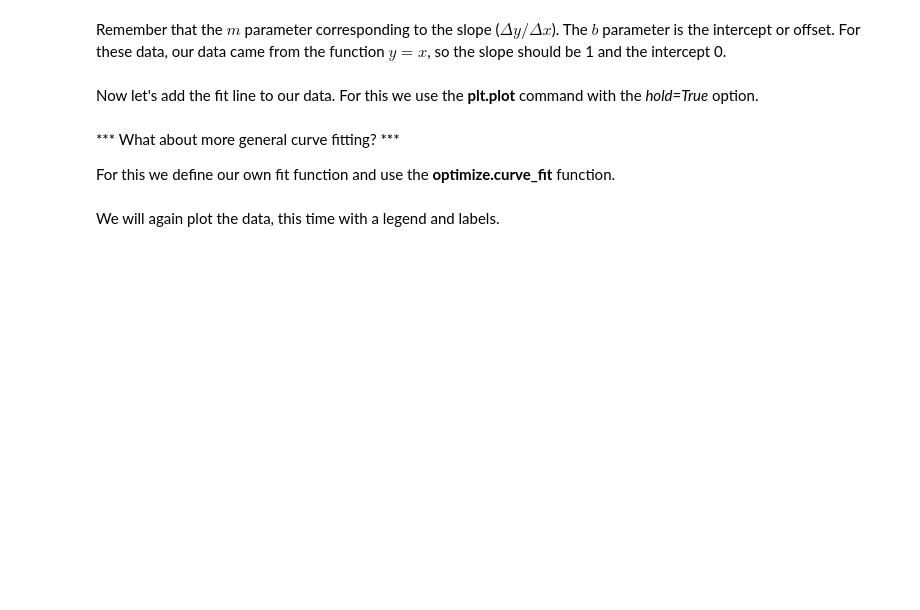
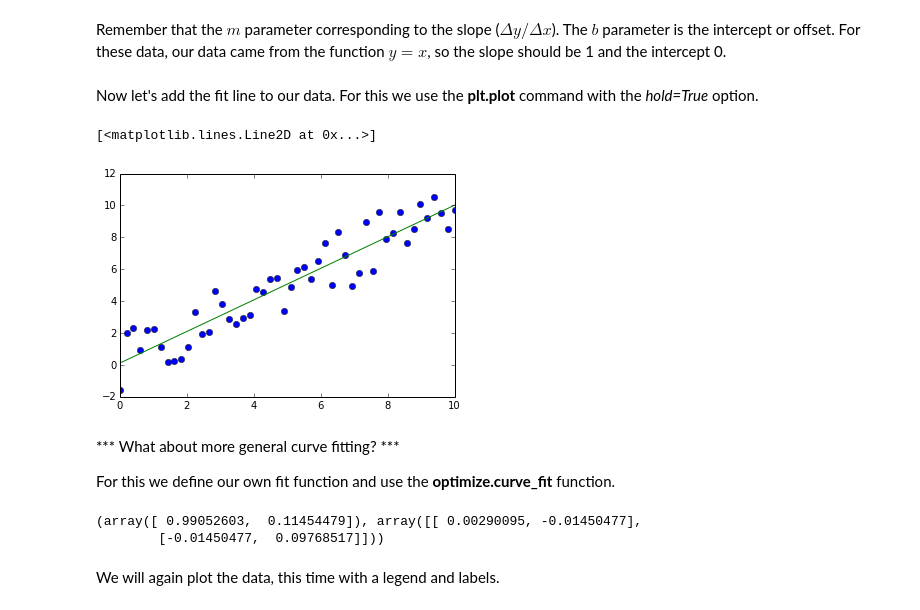
Before and after one commit to QuocVoong/R-Study-Lists, a Jupyter notebook: Exploring Neural Data/Neuro Data IPython Notebooks/Unit2_IPython_Notebooks/Unit2_IPython_Notebooks/Unit2_Python_Curve_Fitting/Follow_Along_Unit2_Python_Curve_Fitting.ipynb, the cells around one changed output. Cells and saved outputs as stored; diff of their text form; code cells hidden in the pictures; blank space fills up the shorter version.

```diff
--- a/Exploring Neural Data/Neuro Data IPython Notebooks/Unit2_IPython_Notebooks/Unit2_IPython_Notebooks/Unit2_Python_Curve_Fitting/Follow_Along_Unit2_Python_Curve_Fitting.ipynb
+++ b/Exploring Neural Data/Neuro Data IPython Notebooks/Unit2_IPython_Notebooks/Unit2_IPython_Notebooks/Unit2_Python_Curve_Fitting/Follow_Along_Unit2_Python_Curve_Fitting.ipynb
@@ -48,6 +54,13 @@ m,b = polyfit(x,y,1)
 Remember that the $m$ parameter corresponding to the slope ($\Delta y / \Delta x$).  The $b$ parameter is the intercept or offset.  For these data, our data came from the function $y=x$, so the slope should be 1 and the intercept 0.
 # %% [markdown]
 Now let's add the fit line to our data.  For this we use the **plt.plot** command with the *hold=True* option.
+# %%
+plt.plot(x,y,'o',hold=True)
+t=np.array([0,10])
+plt.plot(x,m*x+b)
+# %% [output]
+[<matplotlib.lines.Line2D at 0x...>]
+[figure, added]
 # %% [markdown]
 *** What about more general curve fitting? ***
 
@@ -55,3 +71,9 @@ For this we define our own fit function and use the **optimize.curve_fit** funct
+# %%
+p,con=optimize.curve_fit(fit_func,x,y)
+(p,con)
+# %% [output]
+(array([ 0.99052603,  0.11454479]), array([[ 0.00290095, -0.01450477],
+        [-0.01450477,  0.09768517]]))
 # %% [markdown]
 We will again plot the data, this time with a legend and labels.
 # %%
```
Also changed, not shown: parts of 9 cells of this notebook, 1 other file.
